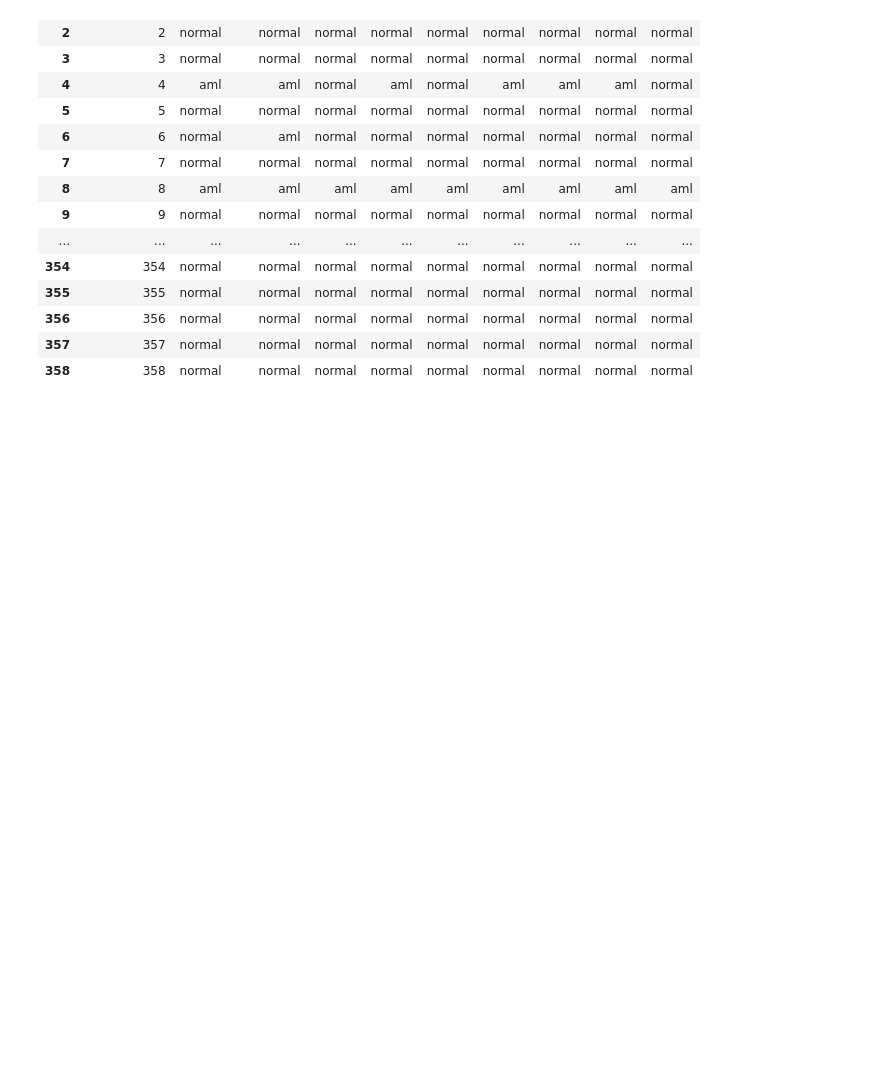
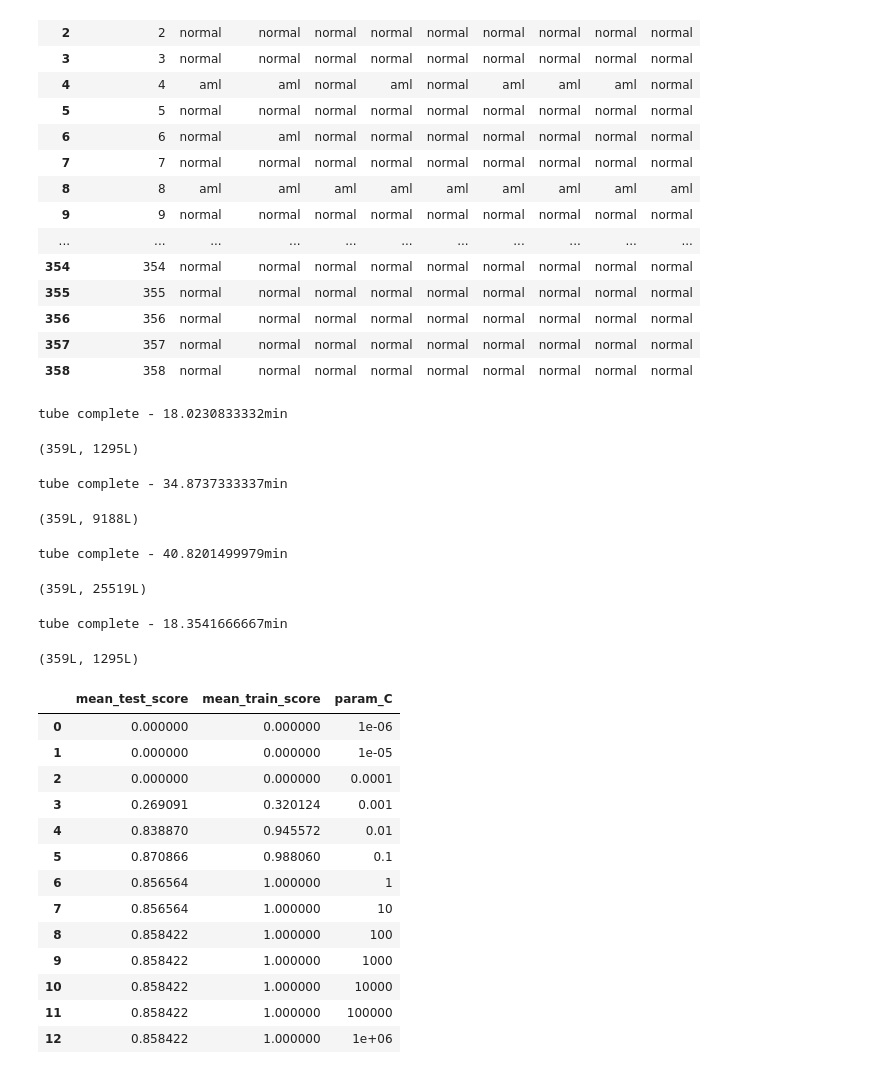
Before and after one commit to chengp3/Flow-Cytometry-ML, a Jupyter notebook: xdhist.ipynb, the cells around one changed output. Cells and saved outputs as stored; diff of their text form; code cells hidden in the pictures; blank space fills up the shorter version.

```diff
--- a/xdhist.ipynb
+++ b/xdhist.ipynb
@@ -346,3 +347,27 @@ Y
 | 356 | 356 | normal | normal | normal | normal | normal | normal | normal | normal | normal |
 | 357 | 357 | normal | normal | normal | normal | normal | normal | normal | normal | normal |
 | 358 | 358 | normal | normal | normal | normal | normal | normal | normal | normal | normal |
+# %%
+data = all_combos(2,2)
+data.shape
+# %% [output]
+tube complete - 18.0230833332min
+(359L, 1295L)
+# %%
+data = all_combos(2,3)
+data.shape
+# %% [output]
+tube complete - 34.8737333337min
+(359L, 9188L)
+# %%
+data = all_combos(2,4)
+data.shape
+# %% [output]
+tube complete - 40.8201499979min
+(359L, 25519L)
+# %%
+data = all_combos(2,2)
+data.shape
+# %% [output]
+tube complete - 18.3541666667min
+(359L, 1295L)
@@ -348,0 +388,18 @@ Y
+# %%
+r = results[range(2,5)]
+r
+# %% [output]
+|  | mean_test_score | mean_train_score | param_C |
+| 0 | 0.000000 | 0.000000 | 1e-06 |
+| 1 | 0.000000 | 0.000000 | 1e-05 |
+| 2 | 0.000000 | 0.000000 | 0.0001 |
+| 3 | 0.269091 | 0.320124 | 0.001 |
+| 4 | 0.838870 | 0.945572 | 0.01 |
+| 5 | 0.870866 | 0.988060 | 0.1 |
+| 6 | 0.856564 | 1.000000 | 1 |
+| 7 | 0.856564 | 1.000000 | 10 |
+| 8 | 0.858422 | 1.000000 | 100 |
+| 9 | 0.858422 | 1.000000 | 1000 |
+| 10 | 0.858422 | 1.000000 | 10000 |
+| 11 | 0.858422 | 1.000000 | 100000 |
+| 12 | 0.858422 | 1.000000 | 1e+06 |
```
Also changed, not shown: parts of 11 cells of this notebook, 2 other files.
